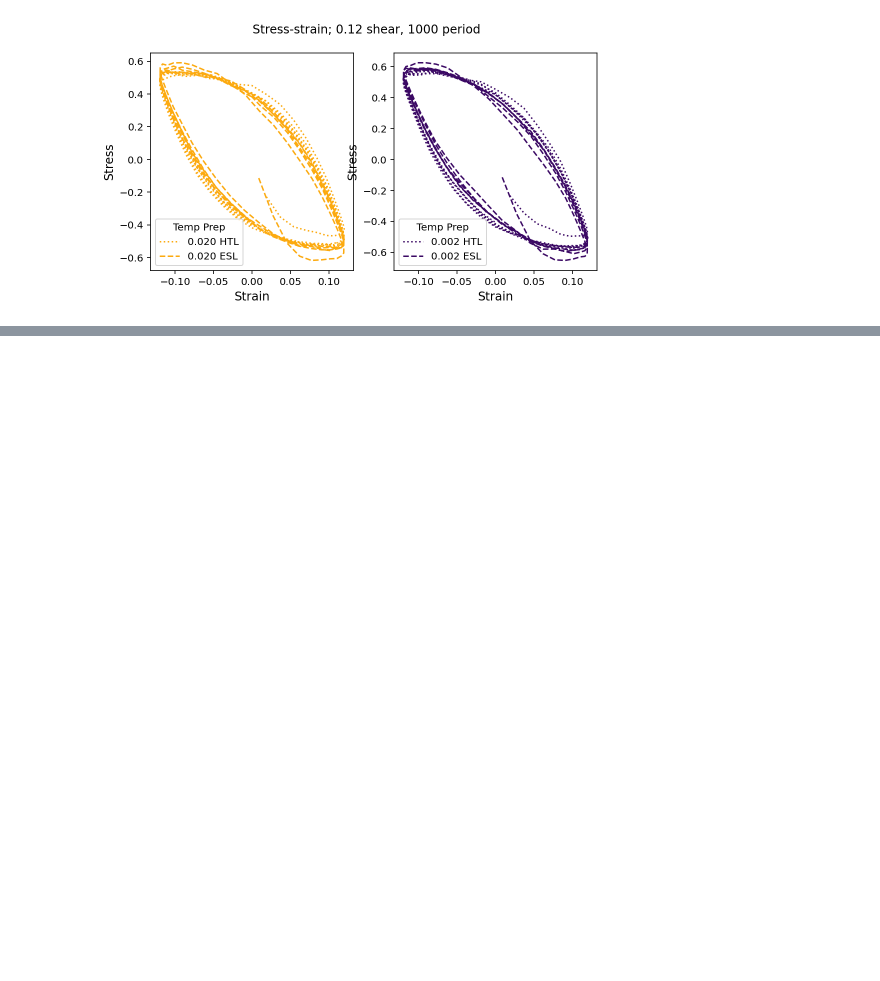
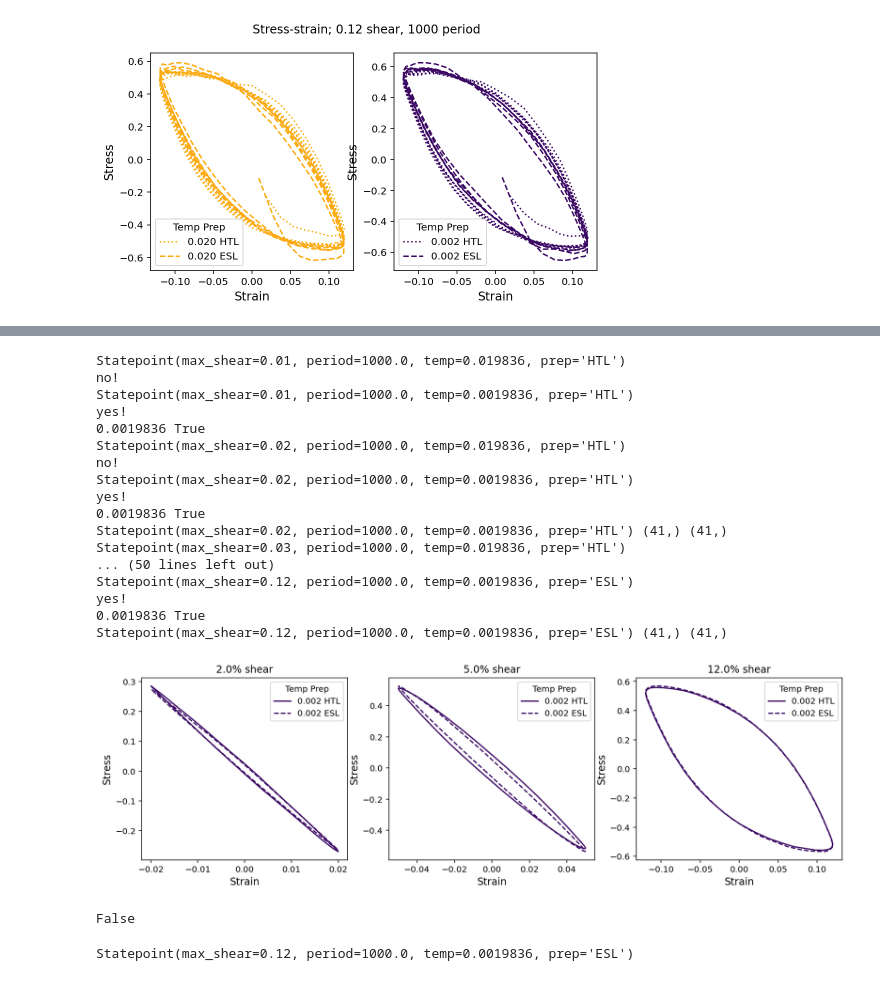
Before and after one commit to ianrgraham/monk, a Jupyter notebook: workflows/2d-osc-shear/notebooks/111623-rheology-aqs.ipynb, the cells around one changed output, grey strips where cells are left out. Saved outputs shown, nothing was run; the diff lists cells and outputs as text; code cells hidden in the pictures; blank space fills up the shorter version.

```diff
--- a/workflows/2d-osc-shear/notebooks/111623-rheology-aqs.ipynb
+++ b/workflows/2d-osc-shear/notebooks/111623-rheology-aqs.ipynb
@@ -231,0 +372,70 @@ for shear in [0.01, 0.02, 0.03, 0.05, 0.08, 0.12]:
+# %%
+
+plot_pres(shear, legend=True)
+# %% [output]
+Statepoint(max_shear=0.01, period=1000.0, temp=0.019836, prep='HTL')
+no!
+Statepoint(max_shear=0.01, period=1000.0, temp=0.0019836, prep='HTL')
+yes!
+0.0019836 True
+Statepoint(max_shear=0.02, period=1000.0, temp=0.019836, prep='HTL')
+no!
+Statepoint(max_shear=0.02, period=1000.0, temp=0.0019836, prep='HTL')
+yes!
+0.0019836 True
+Statepoint(max_shear=0.02, period=1000.0, temp=0.0019836, prep='HTL') (41,) (41,)
+Statepoint(max_shear=0.03, period=1000.0, temp=0.019836, prep='HTL')
+... (50 lines left out)
+Statepoint(max_shear=0.12, period=1000.0, temp=0.0019836, prep='ESL')
+yes!
+0.0019836 True
+Statepoint(max_shear=0.12, period=1000.0, temp=0.0019836, prep='ESL') (41,) (41,)
+[figure, added]
+# %%
+def plot_pres_transient(temp, axs=None, legend=True):
+    if axs is None:
+        fig, axs = plt.subplots(1, 3, figsize=(15, 4))
+    else:
+        fig = axs.figure
+
+    cmap = cm.inferno
+    norm = colors.LogNorm(vmin=1e-3, vmax=4e-2)
+
+    shears = [0.02, 0.05, 0.12]
+
+    for k, v in output.items():
+        print(k)
+        if k.temp == 0.019836:
+            print("no!")
+            continue
+        print("yes!")
+        print(k.temp, k.temp < temp)
+        # print(k)
+        c = cmap(norm(k.temp))
+        if k.prep == "ESL":
+            ls = "--"
+        else:
+            ls = "-"
+
+        # temp to idx mapping using
+        if k.max_shear not in shears:
+            continue
+        i = shears.index(k.max_shear)
+
+        stress = np.mean([v_i["stress"].values for v_i in v], axis=0)[:40*5]
+        strain = np.mean([v_i["strain"].values for v_i in v], axis=0)[:40*5]
+        # frames = v[0]["frame"].values
+        axs[i].plot(strain, stress, color=c, linestyle=ls, label=f"{k.temp:.3f} {k.prep}", alpha=1)
+    for ax in axs:
+        ax.set_ylabel("Stress", size="large")
+        ax.set_xlabel("Strain", size="large")
+        if legend:
+            ax.legend(title="Temp Prep")
+        ax.set_title(f"{shear*100}% shear")
+    # fig.suptitle(f"Stress-strain; {shear} shear, 1000 period")
+# %% [output]
+False
+# %%
+k
+# %% [output]
+Statepoint(max_shear=0.12, period=1000.0, temp=0.0019836, prep='ESL')
```
Also changed, not shown: parts of 6 cells of this notebook, 6 other files.
